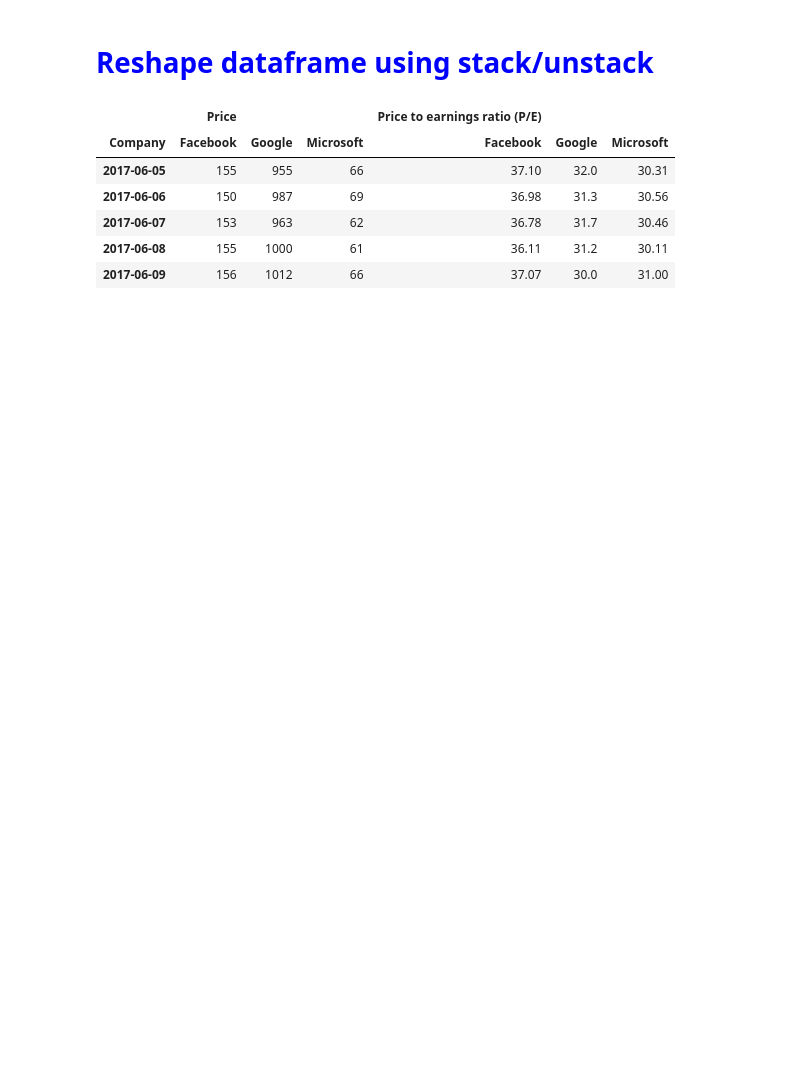
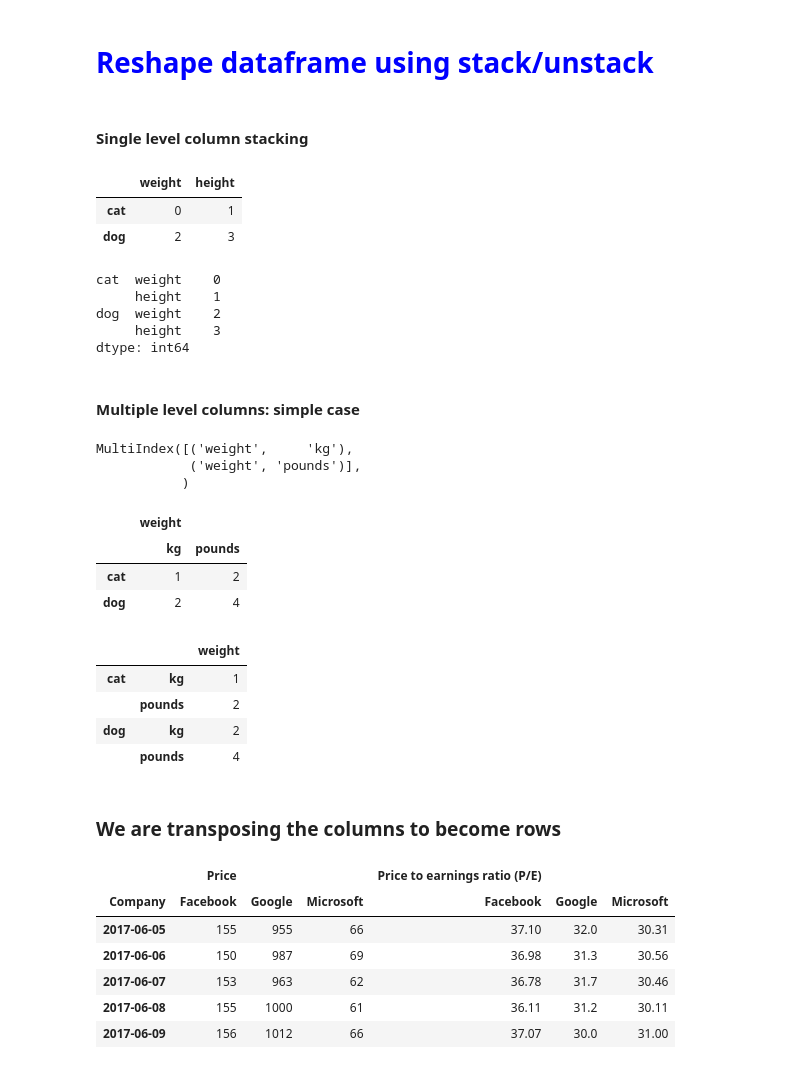
Before and after one commit to codebasics/py, a Jupyter notebook: pandas/12_stack/12_pandas_stack.ipynb, the cells around one changed output. Drawn from its saved outputs; the diff is of its cells as text; code cells hidden in the pictures; blank space fills up the shorter version.

```diff
--- a/pandas/12_stack/12_pandas_stack.ipynb
+++ b/pandas/12_stack/12_pandas_stack.ipynb
@@ -1,4 +1,52 @@
 # %% [markdown]
 <h1 style="color:blue">Reshape dataframe using stack/unstack</h1>
+# %% [markdown]
+#### Single level column stacking
+# %%
+df_single_level_cols = pd.DataFrame([[0, 1], [2, 3]],
+                                    index=['cat', 'dog'],
+                                    columns=['weight', 'height'])
+df_single_level_cols
+# %% [output]
+|  | weight | height |
+| cat | 0 | 1 |
+| dog | 2 | 3 |
+# %%
+df_single_level_cols.stack()
+# %% [output]
+cat  weight    0
+     height    1
+dog  weight    2
+     height    3
+dtype: int64
+# %% [markdown]
+#### Multiple level columns: simple case
+# %%
+multicol1 = pd.MultiIndex.from_tuples([('weight', 'kg'),
+                                       ('weight', 'pounds')])
+# %% [output]
+MultiIndex([('weight',     'kg'),
+            ('weight', 'pounds')],
+           )
+# %%
+df_multi_level_cols1 = pd.DataFrame([[1, 2], [2, 4]],
+                                    index=['cat', 'dog'],
+                                    columns=multicol1)
+df_multi_level_cols1
+# %% [output]
+|  | weight |  |
+|  | kg | pounds |
+| cat | 1 | 2 |
+| dog | 2 | 4 |
+# %%
+df_multi_level_cols1.stack()
+# %% [output]
+|  |  | weight |
+| cat | kg | 1 |
+|  | pounds | 2 |
+| dog | kg | 2 |
+|  | pounds | 4 |
+# %% [markdown]
+### We are transposing the columns to become rows
 # %%
 import pandas as pd
```
Also changed, not shown: parts of 5 cells of this notebook, 13 other files.
